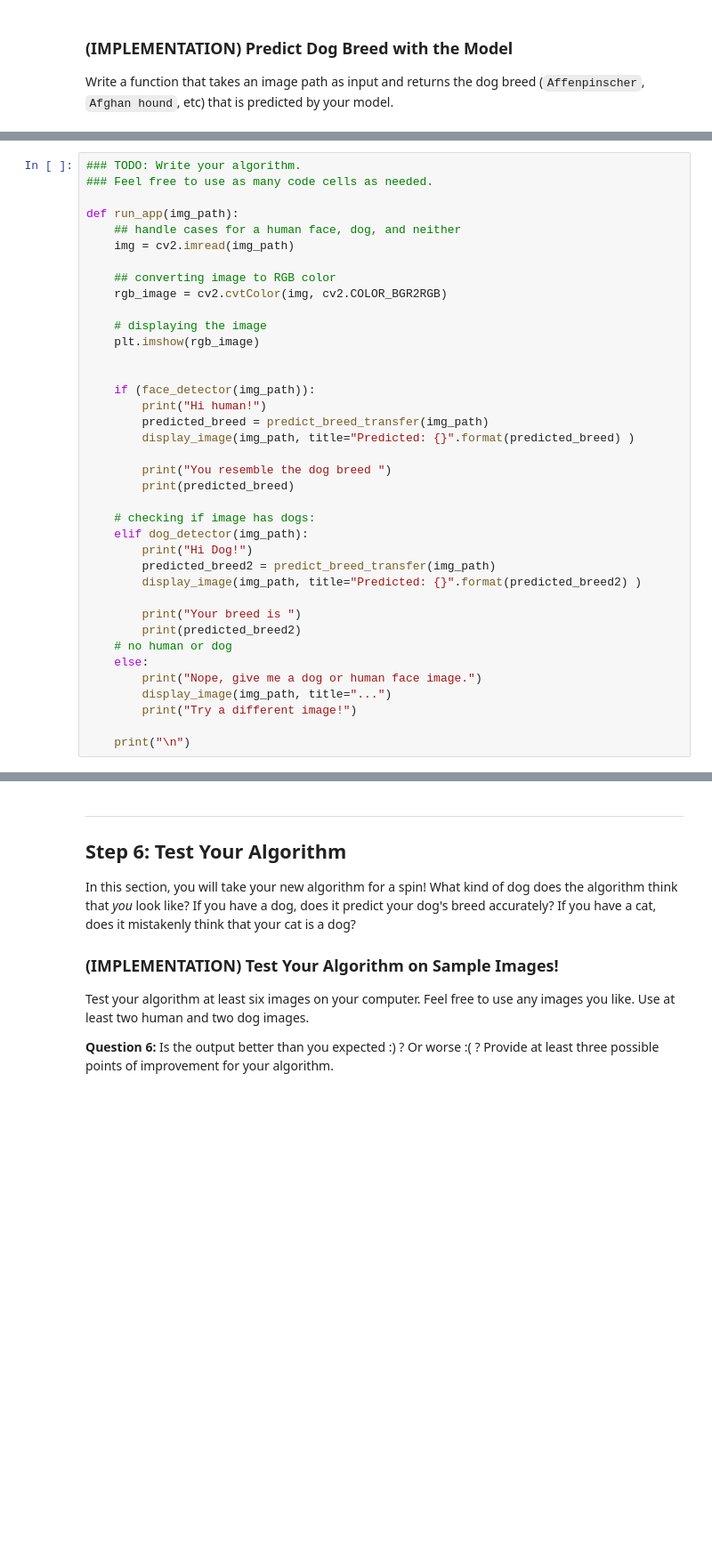
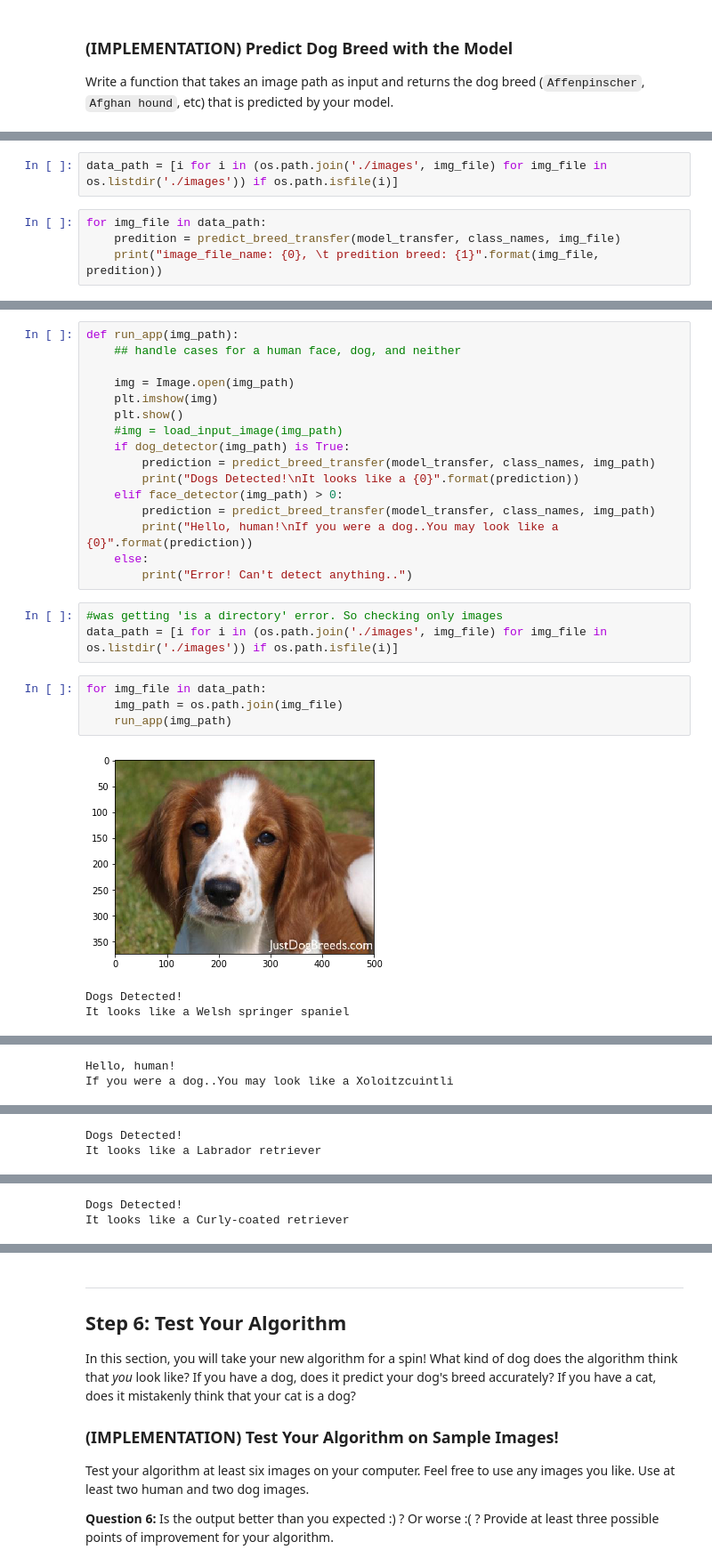
Before and after one commit to moumita14/Dog-Breed-Classifier, a Jupyter notebook: dog_app.ipynb, the cells around one changed output, grey strips where cells are left out. Shown at 89% size. Cells and saved outputs as stored; diff of their text form; blank space fills up the shorter version.

```diff
--- a/dog_app.ipynb
+++ b/dog_app.ipynb
@@ -860,0 +785,6 @@ predict_breed_transfer(dog_files_short[12])
+# %%
+data_path = [i for i in (os.path.join('./images', img_file) for img_file in os.listdir('./images')) if os.path.isfile(i)]
+# %%
+for img_file in data_path:
+    predition = predict_breed_transfer(model_transfer, class_names, img_file)
+    print("image_file_name: {0}, \t predition breed: {1}".format(img_file, predition))
@@ -876,41 +816,30 @@ Some sample output for our algorithm is provided below, but feel free to design
 
 
 ### (IMPLEMENTATION) Write your Algorithm
-# %%
-### TODO: Write your algorithm.
-### Feel free to use as many code cells as needed.
-
-def run_app(img_path):
-    ## handle cases for a human face, dog, and neither
-    img = cv2.imread(img_path)
-
-    ## converting image to RGB color
-    rgb_image = cv2.cvtColor(img, cv2.COLOR_BGR2RGB)
-
-    # displaying the image
-    plt.imshow(rgb_image)
-
-
-    if (face_detector(img_path)):
-        print("Hi human!")
-        predicted_breed = predict_breed_transfer(img_path)
-        display_image(img_path, title="Predicted: {}".format(predicted_breed) )
-
-        print("You resemble the dog breed ")
-        print(predicted_breed)
-
-    # checking if image has dogs:
-    elif dog_detector(img_path):
-        print("Hi Dog!")
-        predicted_breed2 = predict_breed_transfer(img_path)
-        display_image(img_path, title="Predicted: {}".format(predicted_breed2) )
-
-        print("Your breed is ")
-        print(predicted_breed2)
-    # no human or dog
-    else:
-        print("Nope, give me a dog or human face image.")
-        display_image(img_path, title="...")
-        print("Try a different image!")
-
-    print("\n")
+# %%
+def run_app(img_path):
+    ## handle cases for a human face, dog, and neither
+
+    img = Image.open(img_path)
+    plt.imshow(img)
+    plt.show()
+    #img = load_input_image(img_path)
+    if dog_detector(img_path) is True:
+        prediction = predict_breed_transfer(model_transfer, class_names, img_path)
+        print("Dogs Detected!\nIt looks like a {0}".format(prediction))
+    elif face_detector(img_path) > 0:
+        prediction = predict_breed_transfer(model_transfer, class_names, img_path)
+        print("Hello, human!\nIf you were a dog..You may look like a {0}".format(prediction))
+    else:
+        print("Error! Can't detect anything..")
+# %%
+#was getting 'is a directory' error. So checking only images
+data_path = [i for i in (os.path.join('./images', img_file) for img_file in os.listdir('./images')) if os.path.isfile(i)]
+# %%
+for img_file in data_path:
+    img_path = os.path.join(img_file)
+    run_app(img_path)
+# %% [output]
+[figure, added]
+Dogs Detected!
+It looks like a Welsh springer spaniel
@@ -916,0 +847,2 @@ def run_app(img_path):
+Hello, human!
+If you were a dog..You may look like a Xoloitzcuintli
@@ -916,0 +850,2 @@ def run_app(img_path):
+Dogs Detected!
+It looks like a Labrador retriever
@@ -916,0 +853,2 @@ def run_app(img_path):
+Dogs Detected!
+It looks like a Curly-coated retriever
```
Also changed, not shown: parts of 60 cells of this notebook.
